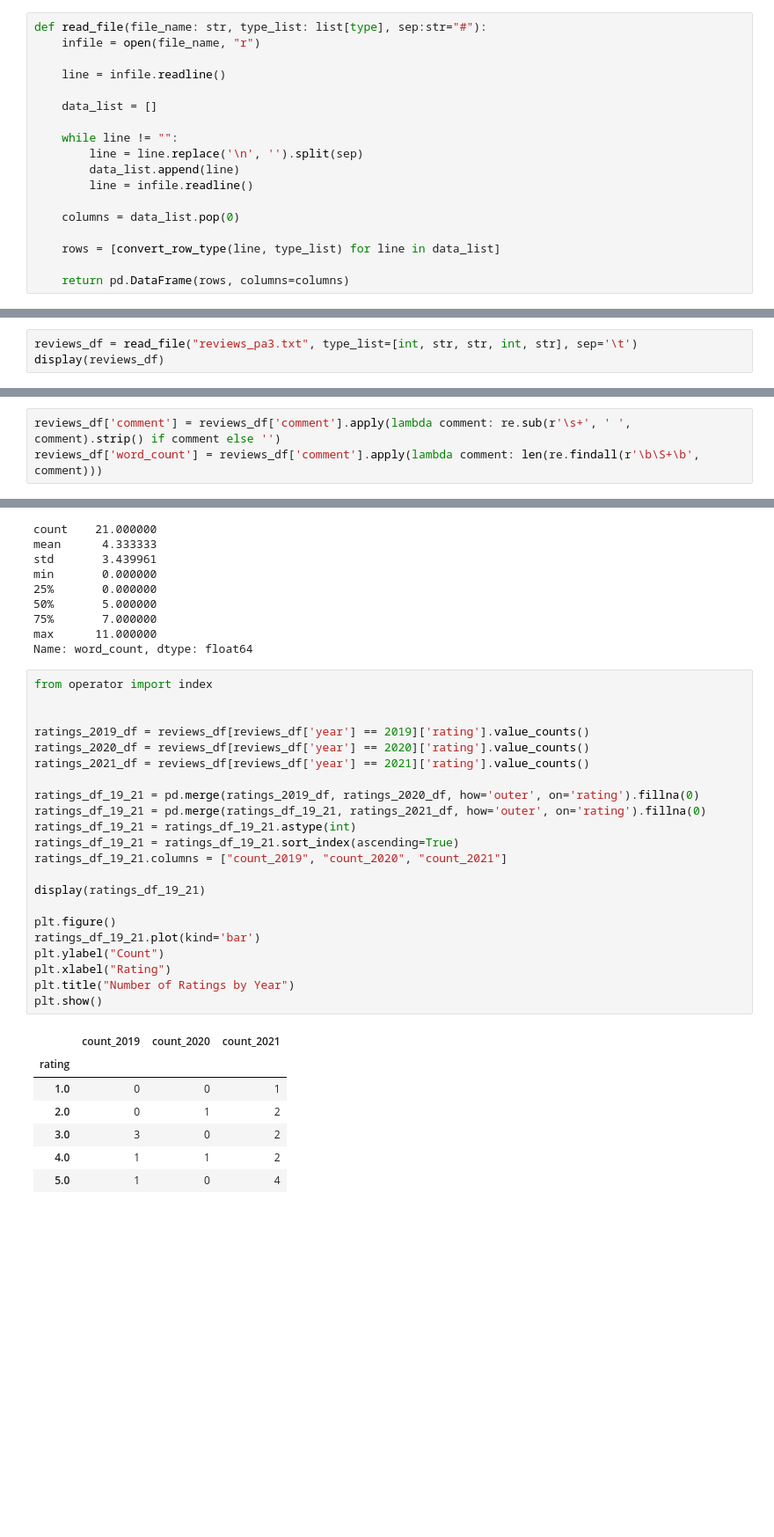
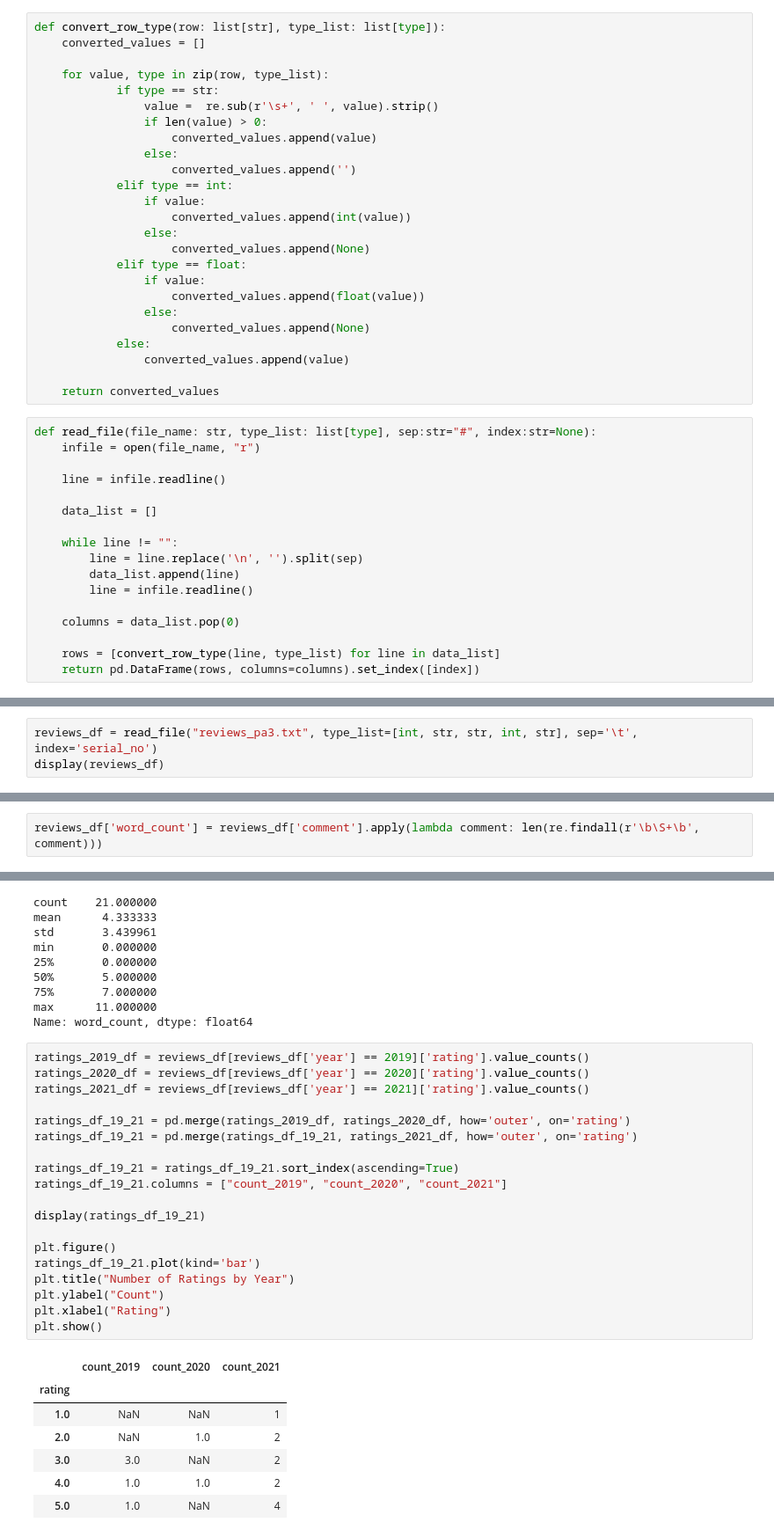
Before and after one commit to evanpaddock/MIS501_PA3, a Jupyter notebook: PA3.ipynb, the cells around one changed output, grey strips where cells are left out. Shown at 88% size. Cells and saved outputs as stored; diff of their text form; blank space fills up the shorter version.

```diff
--- a/PA3.ipynb
+++ b/PA3.ipynb
@@ -10,5 +7,30 @@ def convert_row_type(row: list[str], type_list: list[type]):
+# %%
+def convert_row_type(row: list[str], type_list: list[type]):
+    converted_values = []
+
+    for value, type in zip(row, type_list):
+            if type == str:
+                value =  re.sub(r'\s+', ' ', value).strip()
+                if len(value) > 0:
+                    converted_values.append(value)
+                else:
+                    converted_values.append('')
+            elif type == int:
+                if value:
+                    converted_values.append(int(value))
+                else:
+                    converted_values.append(None)
+            elif type == float:
+                if value:
+                    converted_values.append(float(value))
+                else:
+                    converted_values.append(None)
+            else:
+                converted_values.append(value)
+
+    return converted_values
 # %%
-def read_file(file_name: str, type_list: list[type], sep:str="#"):
+def read_file(file_name: str, type_list: list[type], sep:str="#", index:str=None):
     infile = open(file_name, "r")
 
     line = infile.readline()
@@ -23,6 +45,5 @@ def read_file(file_name: str, type_list: list[type], sep:str="#"):
     columns = data_list.pop(0)
 
     rows = [convert_row_type(line, type_list) for line in data_list]
-
-    return pd.DataFrame(rows, columns=columns)
+    return pd.DataFrame(rows, columns=columns).set_index([index])
 # %%
@@ -41,4 +62,4 @@ display(cars_df)
 # %%
-reviews_df = read_file("reviews_pa3.txt", type_list=[int, str, str, int, str], sep='\t')
+reviews_df = read_file("reviews_pa3.txt", type_list=[int, str, str, int, str], sep='\t', index='serial_no')
 display(reviews_df)
 # %% [output]
@@ -69,7 +91,6 @@ reviews_df.apply(lambda x: get_datetime(x, data_list), axis=1)
 reviews_df["year"] = [date.year for date in data_list]
 reviews_df["month"] = [date.month for date in data_list]
 # %%
-reviews_df['comment'] = reviews_df['comment'].apply(lambda comment: re.sub(r'\s+', ' ', comment).strip() if comment else '')
 reviews_df['word_count'] = reviews_df['comment'].apply(lambda comment: len(re.findall(r'\b\S+\b', comment)))
 # %%
 display(reviews_df)
@@ -114,35 +136,32 @@ min       0.000000
 max      11.000000
 Name: word_count, dtype: float64
 # %%
-from operator import index
-
-
 ratings_2019_df = reviews_df[reviews_df['year'] == 2019]['rating'].value_counts()
 ratings_2020_df = reviews_df[reviews_df['year'] == 2020]['rating'].value_counts()
 ratings_2021_df = reviews_df[reviews_df['year'] == 2021]['rating'].value_counts()
 
-ratings_df_19_21 = pd.merge(ratings_2019_df, ratings_2020_df, how='outer', on='rating').fillna(0)
-ratings_df_19_21 = pd.merge(ratings_df_19_21, ratings_2021_df, how='outer', on='rating').fillna(0)
-ratings_df_19_21 = ratings_df_19_21.astype(int)
+ratings_df_19_21 = pd.merge(ratings_2019_df, ratings_2020_df, how='outer', on='rating')
+ratings_df_19_21 = pd.merge(ratings_df_19_21, ratings_2021_df, how='outer', on='rating')
+
 ratings_df_19_21 = ratings_df_19_21.sort_index(ascending=True)
 ratings_df_19_21.columns = ["count_2019", "count_2020", "count_2021"]
 
 display(ratings_df_19_21)
 
 plt.figure()
 ratings_df_19_21.plot(kind='bar')
+plt.title("Number of Ratings by Year")
 plt.ylabel("Count")
 plt.xlabel("Rating")
-plt.title("Number of Ratings by Year")
 plt.show()
 # %% [output]
 |  | count_2019 | count_2020 | count_2021 |
 | rating |  |  |  |
-| 1.0 | 0 | 0 | 1 |
-| 2.0 | 0 | 1 | 2 |
-| 3.0 | 3 | 0 | 2 |
-| 4.0 | 1 | 1 | 2 |
-| 5.0 | 1 | 0 | 4 |
+| 1.0 | NaN | NaN | 1 |
+| 2.0 | NaN | 1.0 | 2 |
+| 3.0 | 3.0 | NaN | 2 |
+| 4.0 | 1.0 | 1.0 | 2 |
+| 5.0 | 1.0 | NaN | 4 |
 <Figure size 640x480 with 0 Axes>
 [figure]
 # %%
```
Also changed, not shown: parts of 10 cells of this notebook.
